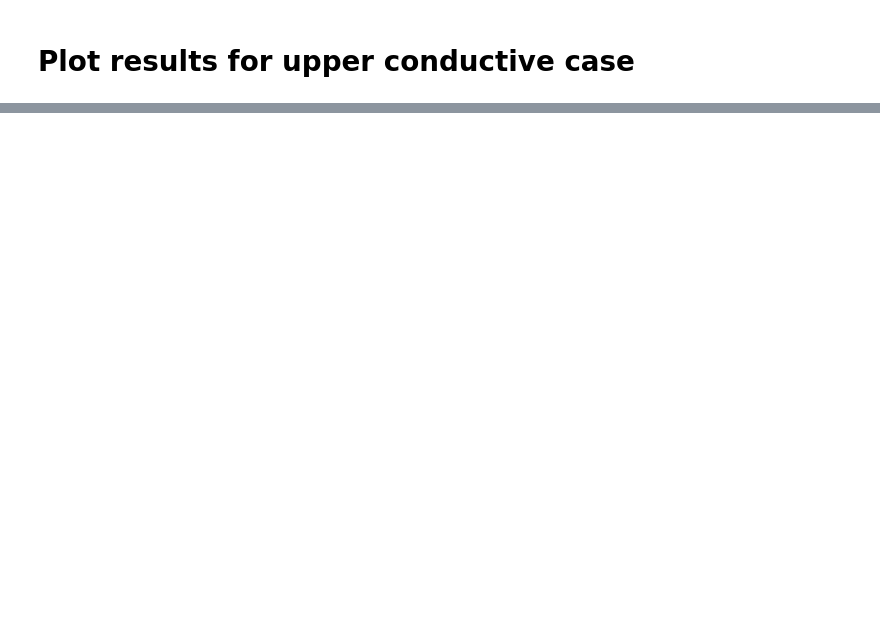
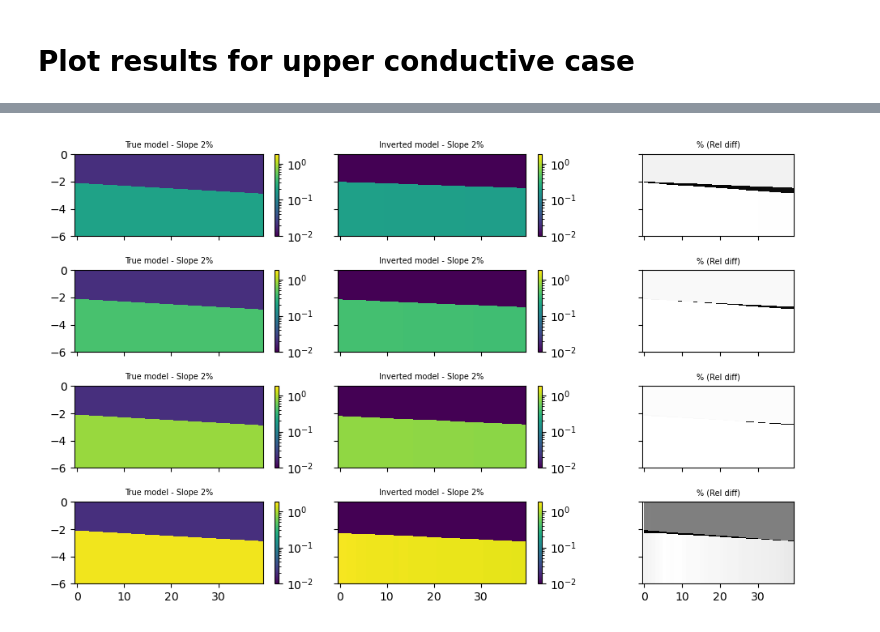
Before and after one commit to mariacarrizo/FDEM_LCI_PWI, a Jupyter notebook: 5_PlotResults.ipynb, the cells around one changed output, grey strips where cells are left out. Drawn from its saved outputs; the diff is of its cells as text; code cells hidden in the pictures; blank space fills up the shorter version.

```diff
--- a/5_PlotResults.ipynb
+++ b/5_PlotResults.ipynb
@@ -206,3 +332,25 @@ rel_diff_s4_c4 = np.log10(np.abs((m_s4_c4_uc_g-mi_s4_c4_uc_g)/m_s4_c4_uc_g))
+# %%
+# Calculate relative error
+
+rel_diff_s1_c1_ur = (np.abs((m_s1_c1_ur_g-mi_s1_c1_ur_g)/m_s1_c1_ur_g))*100
+rel_diff_s1_c2_ur = (np.abs((m_s1_c2_ur_g-mi_s1_c2_ur_g)/m_s1_c2_ur_g))*100
+rel_diff_s1_c3_ur = (np.abs((m_s1_c3_ur_g-mi_s1_c3_ur_g)/m_s1_c3_ur_g))*100
+rel_diff_s1_c4_ur = (np.abs((m_s1_c4_ur_g-mi_s1_c4_ur_g)/m_s1_c4_ur_g))*100
+
+rel_diff_s2_c1_ur = (np.abs((m_s2_c1_ur_g-mi_s2_c1_ur_g)/m_s2_c1_ur_g))*100
+rel_diff_s2_c2_ur = (np.abs((m_s2_c2_ur_g-mi_s2_c2_ur_g)/m_s2_c2_ur_g))*100
+rel_diff_s2_c3_ur = (np.abs((m_s2_c3_ur_g-mi_s2_c3_ur_g)/m_s2_c3_ur_g))*100
+rel_diff_s2_c4_ur = (np.abs((m_s2_c4_ur_g-mi_s2_c4_ur_g)/m_s2_c4_ur_g))*100
+
+rel_diff_s3_c1_ur = (np.abs((m_s3_c1_ur_g-mi_s3_c1_ur_g)/m_s3_c1_ur_g))*100
+rel_diff_s3_c2_ur = (np.abs((m_s3_c2_ur_g-mi_s3_c2_ur_g)/m_s3_c2_ur_g))*100
+rel_diff_s3_c3_ur = (np.abs((m_s3_c3_ur_g-mi_s3_c3_ur_g)/m_s3_c3_ur_g))*100
+rel_diff_s3_c4_ur = (np.abs((m_s3_c4_ur_g-mi_s3_c4_ur_g)/m_s3_c4_ur_g))*100
+
+rel_diff_s4_c1_ur = (np.abs((m_s4_c1_ur_g-mi_s4_c1_ur_g)/m_s4_c1_ur_g))*100
+rel_diff_s4_c2_ur = (np.abs((m_s4_c2_ur_g-mi_s4_c2_ur_g)/m_s4_c2_ur_g))*100
+rel_diff_s4_c3_ur = (np.abs((m_s4_c3_ur_g-mi_s4_c3_ur_g)/m_s4_c3_ur_g))*100
+rel_diff_s4_c4_ur = (np.abs((m_s4_c4_ur_g-mi_s4_c4_ur_g)/m_s4_c4_ur_g))*100
 # %%
 def PlotModels(mt_c1, mt_c2, mt_c3, mt_c4, mi_c1, mi_c2, mi_c3, mi_c4, rd_c1, rd_c2, rd_c3, rd_c4, slope=''):
     fig, ax = plt.subplots(4,3, sharex=True, sharey=True, figsize=(10,6))
@@ -294,0 +454,6 @@ PlotModels(model_s4_c1_uc, model_s4_c2_uc, model_s4_c3_uc, model_s4_c4_uc,
+# %%
+PlotModels(model_s2_c1_ur, model_s2_c2_ur, model_s2_c3_ur, model_s2_c4_ur,
+           model_inv_s2_c1_ur, model_inv_s2_c2_ur, model_inv_s2_c3_ur, model_inv_s2_c4_ur,
+           rel_diff_s2_c1_ur, rel_diff_s2_c2_ur, rel_diff_s2_c3_ur, rel_diff_s2_c4_ur, slope='2')
+# %% [output]
+[figure, added]
```
Also changed, not shown: parts of 15 cells of this notebook.
